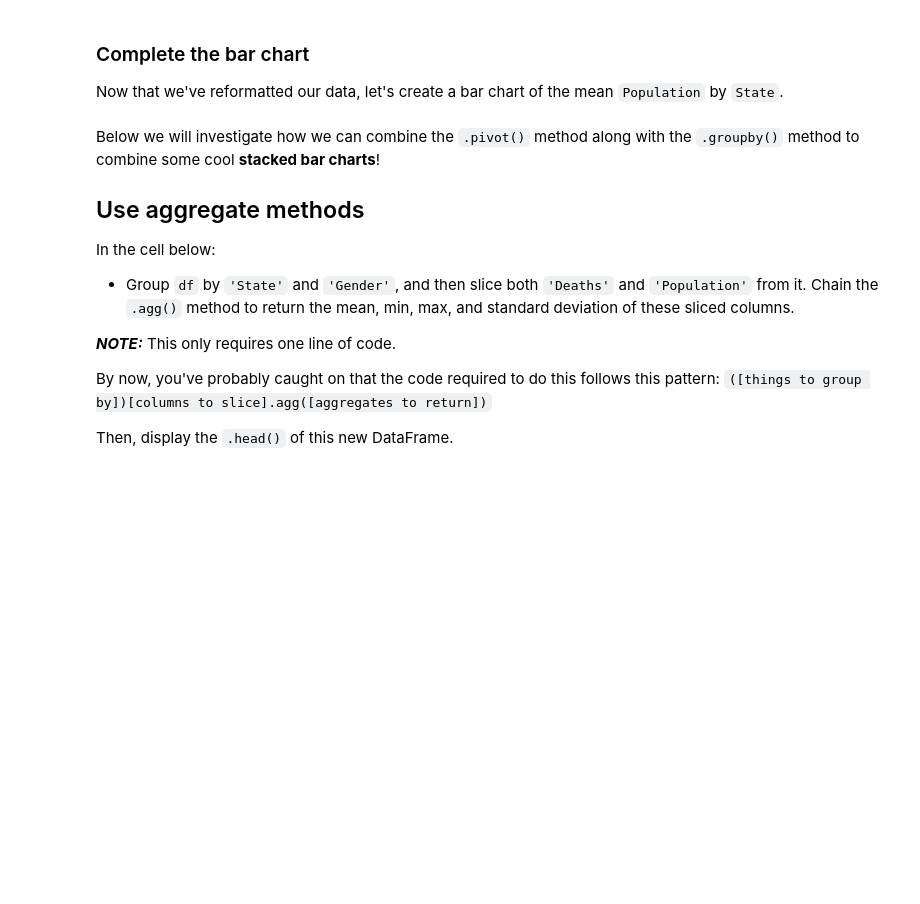
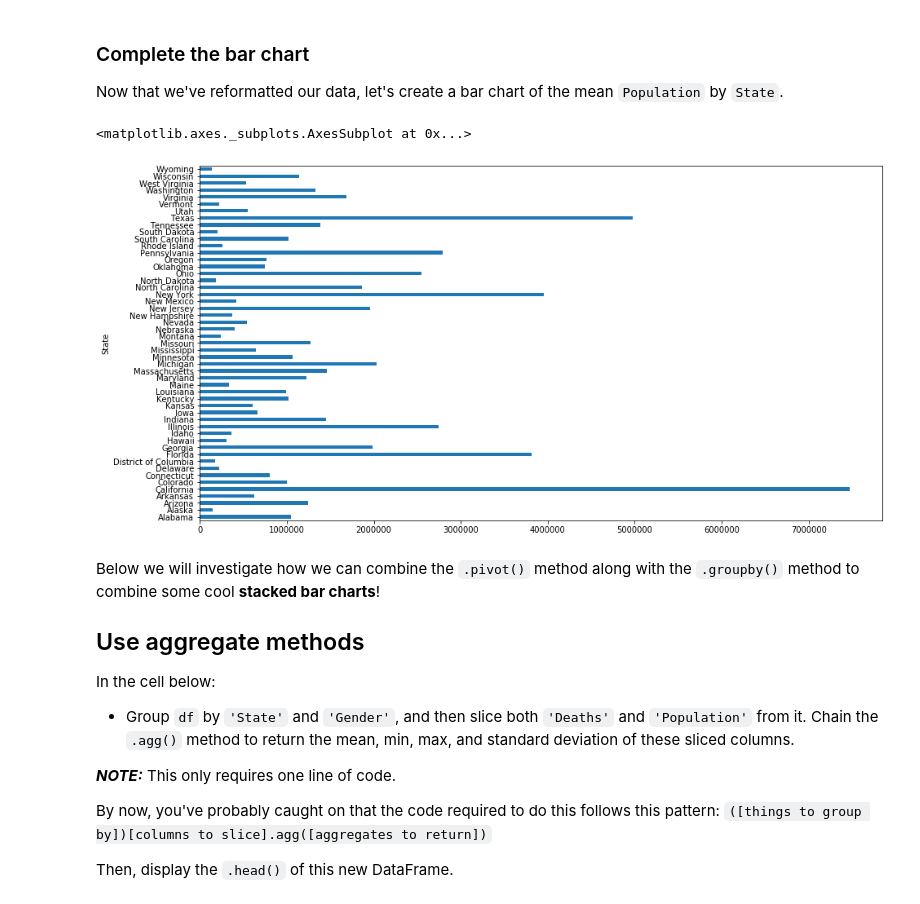
Before and after one commit to amdrexler23/dsc-pivot-tables-pandas-lab-nyc-ds-021720, a Jupyter notebook: index.ipynb, the cells around one changed output. Cells and saved outputs as stored; diff of their text form; code cells hidden in the pictures; blank space fills up the shorter version.

```diff
--- a/index.ipynb
+++ b/index.ipynb
@@ -193,3 +191,9 @@ Now that we've reformatted our data, let's create a bar chart of the mean `Popul
+# %%
+# Your code here
+df.groupby('State')['Population'].mean().plot(kind='barh', figsize=(15,8))
+# %% [output]
+<matplotlib.axes._subplots.AxesSubplot at 0x...>
+[figure, added]
 # %% [markdown]
 Below we will investigate how we can combine the `.pivot()` method along with the `.groupby()` method to combine some cool **stacked bar charts**!
 
```
Also changed, not shown: parts of 1 cell of this notebook.
